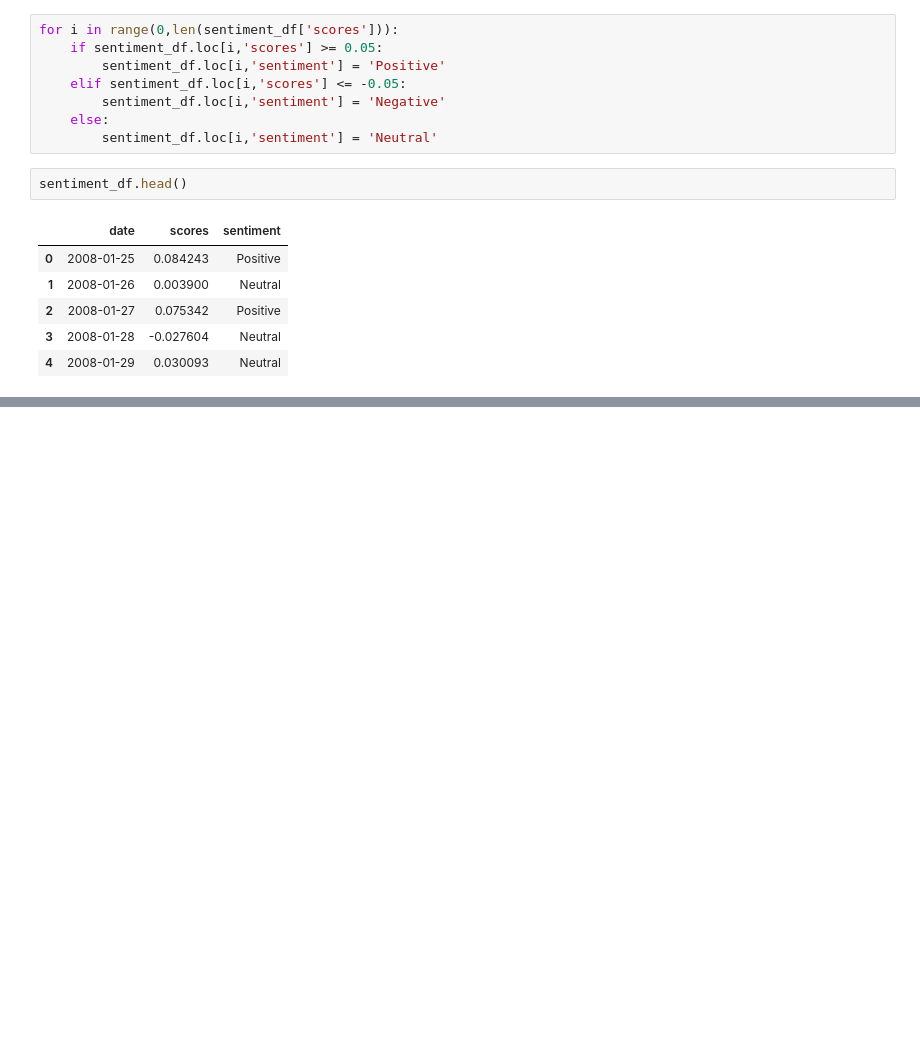
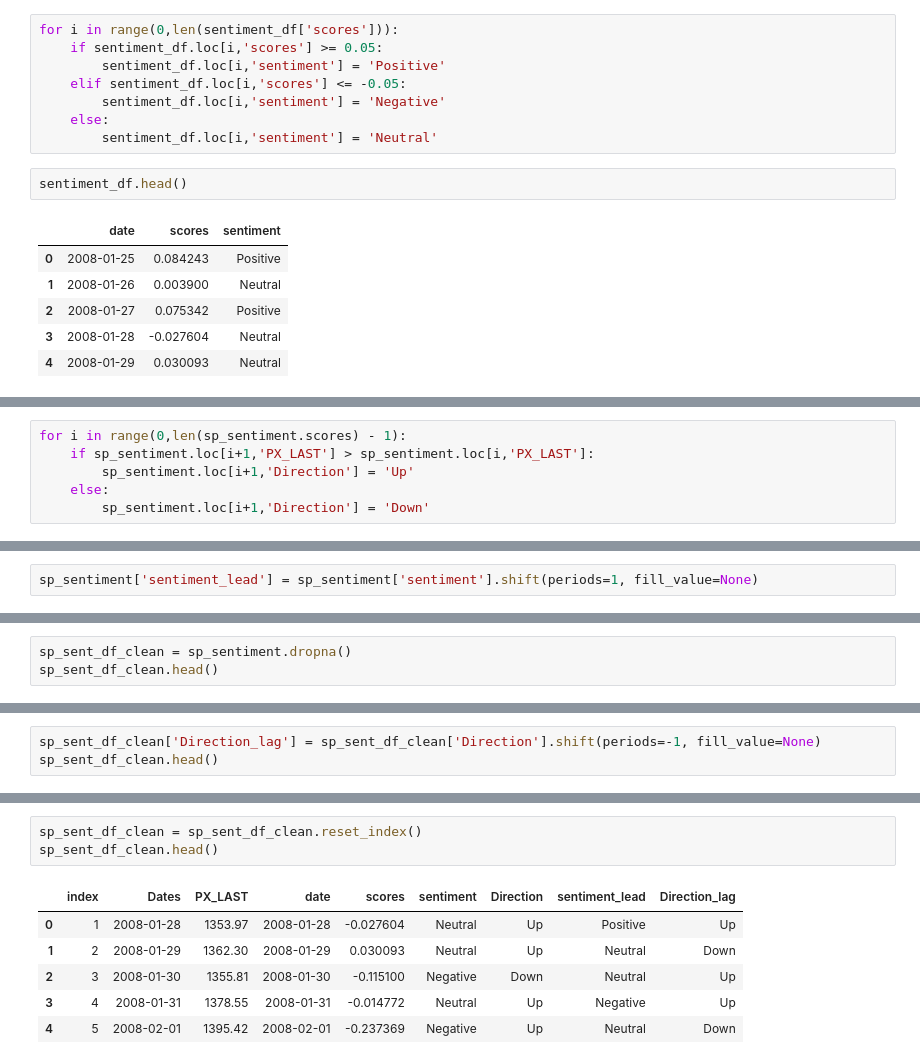
Before and after one commit to sbs23038/MScinDASem2CA1, a Jupyter notebook: CCT_SEM2_CA1_NN.ipynb, the cells around one changed output, grey strips where cells are left out. Drawn from its saved outputs; the diff is of its cells as text; blank space fills up the shorter version.

```diff
--- a/CCT_SEM2_CA1_NN.ipynb
+++ b/CCT_SEM2_CA1_NN.ipynb
@@ -216,0 +222,6 @@ sentiment_df.head()
+# %%
+for i in range(0,len(sp_sentiment.scores) - 1):
+    if sp_sentiment.loc[i+1,'PX_LAST'] > sp_sentiment.loc[i,'PX_LAST']:
+        sp_sentiment.loc[i+1,'Direction'] = 'Up'
+    else:
+        sp_sentiment.loc[i+1,'Direction'] = 'Down'
@@ -216,0 +246,2 @@ sentiment_df.head()
+# %%
+sp_sentiment['sentiment_lead'] = sp_sentiment['sentiment'].shift(periods=1, fill_value=None)
@@ -216,0 +257,3 @@ sentiment_df.head()
+# %%
+sp_sent_df_clean = sp_sentiment.dropna()
+sp_sent_df_clean.head()
@@ -216,0 +276,3 @@ sentiment_df.head()
+# %%
+sp_sent_df_clean['Direction_lag'] = sp_sent_df_clean['Direction'].shift(periods=-1, fill_value=None)
+sp_sent_df_clean.head()
@@ -216,0 +291,10 @@ sentiment_df.head()
+# %%
+sp_sent_df_clean = sp_sent_df_clean.reset_index()
+sp_sent_df_clean.head()
+# %% [output]
+|  | index | Dates | PX_LAST | date | scores | sentiment | Direction | sentiment_lead | Direction_lag |
+| 0 | 1 | 2008-01-28 | 1353.97 | 2008-01-28 | -0.027604 | Neutral | Up | Positive | Up |
+| 1 | 2 | 2008-01-29 | 1362.30 | 2008-01-29 | 0.030093 | Neutral | Up | Neutral | Down |
+| 2 | 3 | 2008-01-30 | 1355.81 | 2008-01-30 | -0.115100 | Negative | Down | Neutral | Up |
+| 3 | 4 | 2008-01-31 | 1378.55 | 2008-01-31 | -0.014772 | Neutral | Up | Negative | Up |
+| 4 | 5 | 2008-02-01 | 1395.42 | 2008-02-01 | -0.237369 | Negative | Up | Neutral | Down |
```
Also changed, not shown: parts of 32 cells of this notebook.
